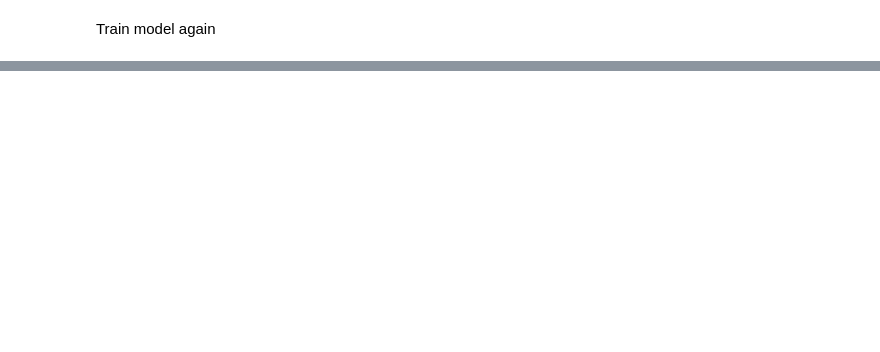
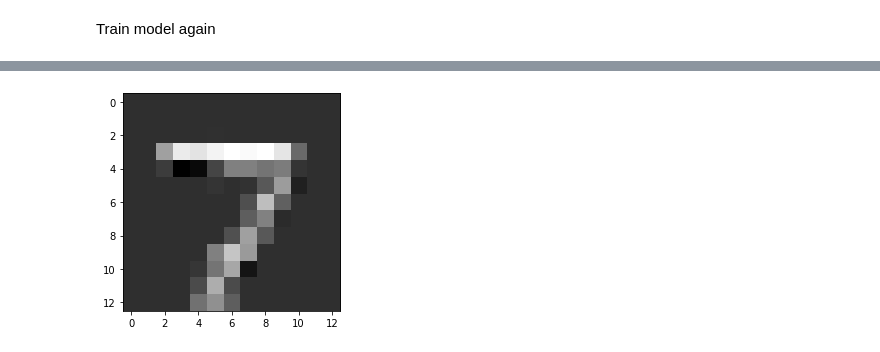
Before and after one commit to ozefreitas/SIB, a Jupyter notebook: scripts/eval5.ipynb, the cells around one changed output, grey strips where cells are left out. Saved outputs shown, nothing was run; the diff lists cells and outputs as text; code cells hidden in the pictures; blank space fills up the shorter version.

```diff
--- a/scripts/eval5.ipynb
+++ b/scripts/eval5.ipynb
@@ -149,0 +158,8 @@ epoch 500/500 error=0.08473333091810811
+# %%
+# pooling com size = 2, imagem fica a metade do tamanho
+img2= pool1.forward(act1.forward(img1))
+plot_img(img2,shape=(25,25))
+
+# faltava meter a matriz no tamanho original
+# %% [output]
+[figure, added]
```
Also changed, not shown: parts of 13 cells of this notebook, 1 other file.
